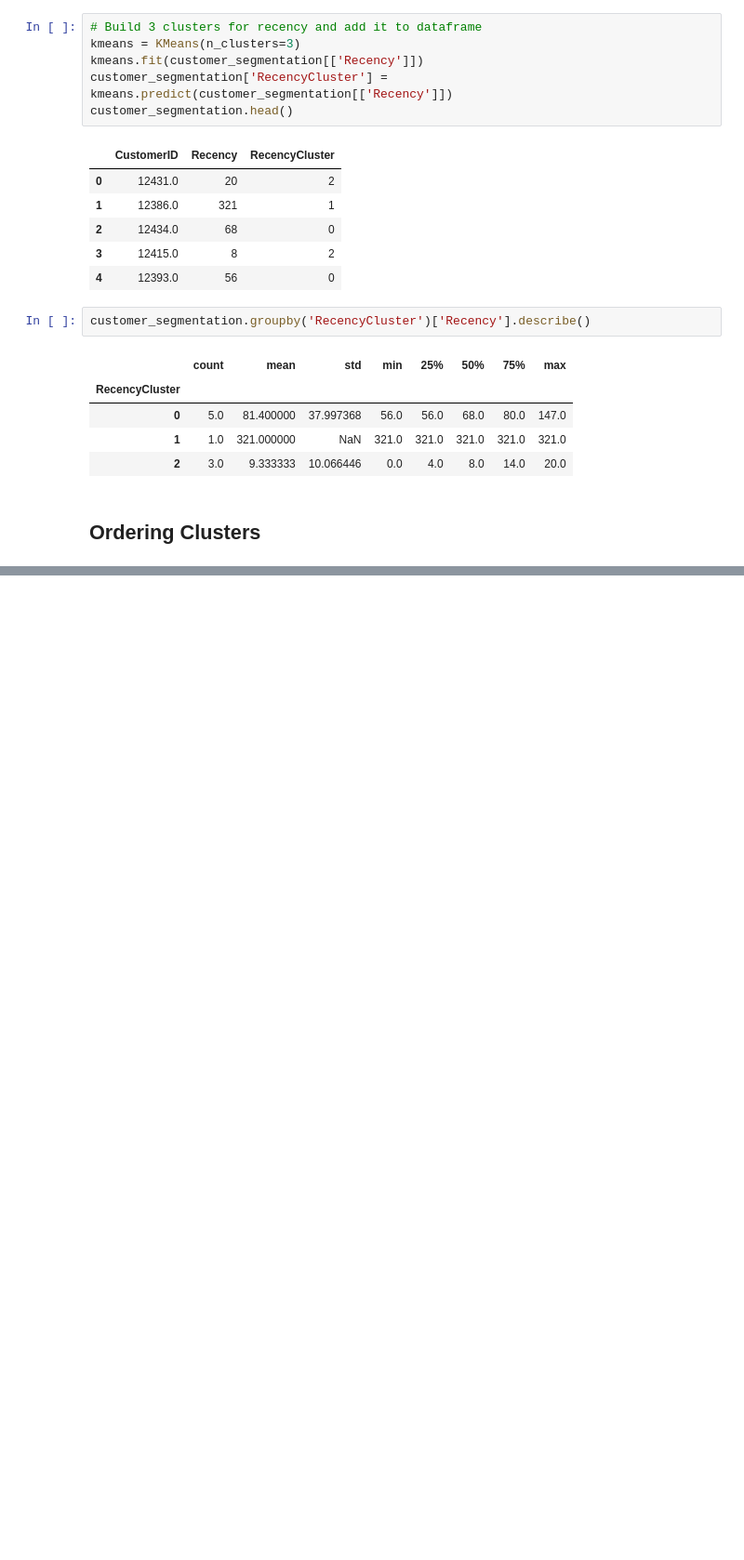
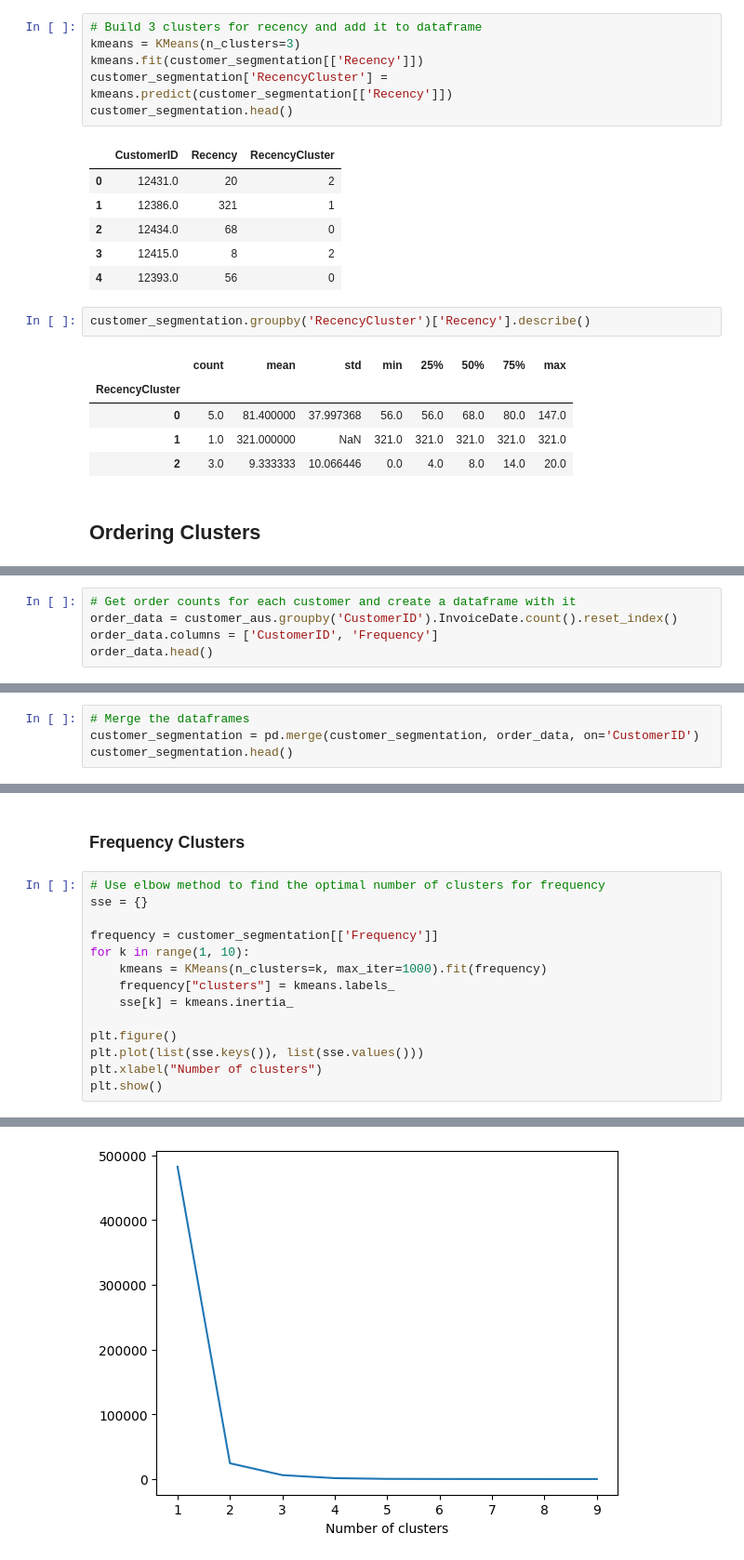
Before and after one commit to langatkevin/Customer-Lifetime-Value, a Jupyter notebook: cltv.ipynb, the cells around one changed output, grey strips where cells are left out. Shown: that part at 93% size. Cells and saved outputs as stored; diff of their text form; blank space fills up the shorter version.

```diff
--- a/cltv.ipynb
+++ b/cltv.ipynb
@@ -180,0 +218,5 @@ customer_segmentation.groupby('RecencyCluster')['Recency'].describe()
+# %%
+# Get order counts for each customer and create a dataframe with it
+order_data = customer_aus.groupby('CustomerID').InvoiceDate.count().reset_index()
+order_data.columns = ['CustomerID', 'Frequency']
+order_data.head()
@@ -180,0 +230,4 @@ customer_segmentation.groupby('RecencyCluster')['Recency'].describe()
+# %%
+# Merge the dataframes
+customer_segmentation = pd.merge(customer_segmentation, order_data, on='CustomerID')
+customer_segmentation.head()
@@ -180,0 +241,17 @@ customer_segmentation.groupby('RecencyCluster')['Recency'].describe()
+# %% [markdown]
+### Frequency Clusters
+# %%
+# Use elbow method to find the optimal number of clusters for frequency
+sse = {}
+
+frequency = customer_segmentation[['Frequency']]
+for k in range(1, 10):
+    kmeans = KMeans(n_clusters=k, max_iter=1000).fit(frequency)
+    frequency["clusters"] = kmeans.labels_
+    sse[k] = kmeans.inertia_
+
+plt.figure()
+plt.plot(list(sse.keys()), list(sse.values()))
+plt.xlabel("Number of clusters")
+plt.show()
+# %% [output]
@@ -180,0 +275 @@ customer_segmentation.groupby('RecencyCluster')['Recency'].describe()
+[figure, added]
```
Also changed, not shown: parts of 37 cells of this notebook.
